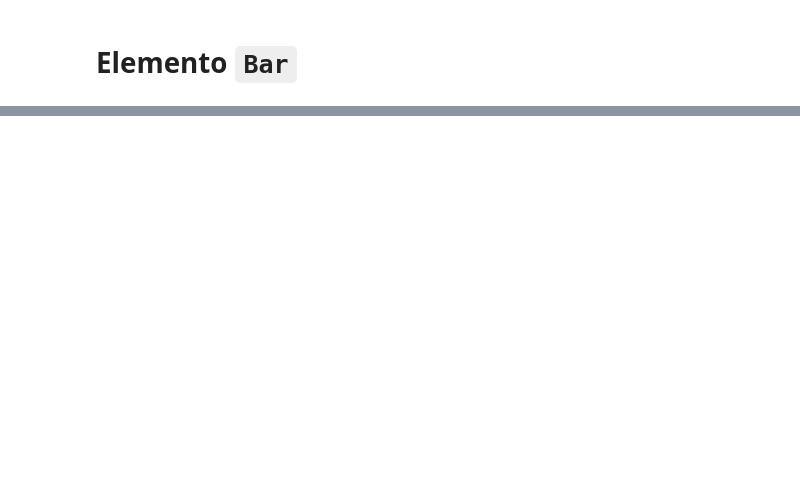
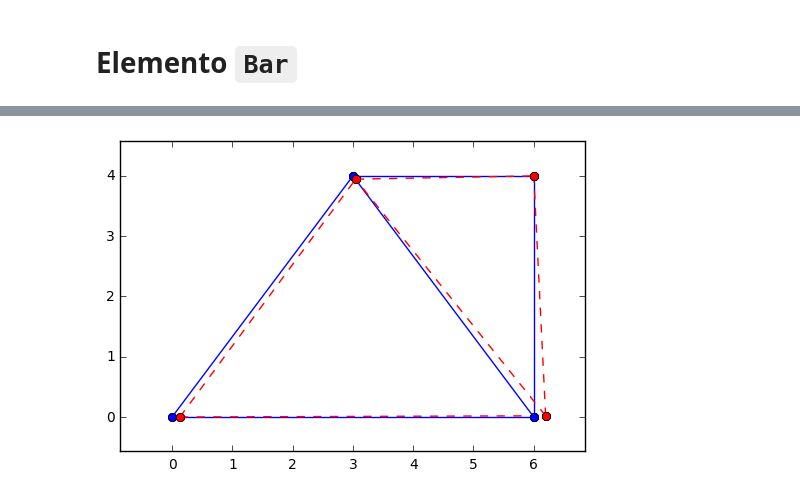
Before and after one commit to JorgeDeLosSantos/nusa, a Jupyter notebook: docs/nusa-info/es/truss-element.ipynb, the cells around one changed output, grey strips where cells are left out. Drawn from its saved outputs; the diff is of its cells as text; code cells hidden in the pictures; blank space fills up the shorter version.

```diff
--- a/docs/nusa-info/es/truss-element.ipynb
+++ b/docs/nusa-info/es/truss-element.ipynb
@@ -74,0 +111,4 @@ NODAL DISPLACEMENTS
+# %%
+m.plot_deformed_shape()
+# %% [output]
+[figure, added]
```
Also changed, not shown: parts of 7 cells of this notebook, 3 other files.
